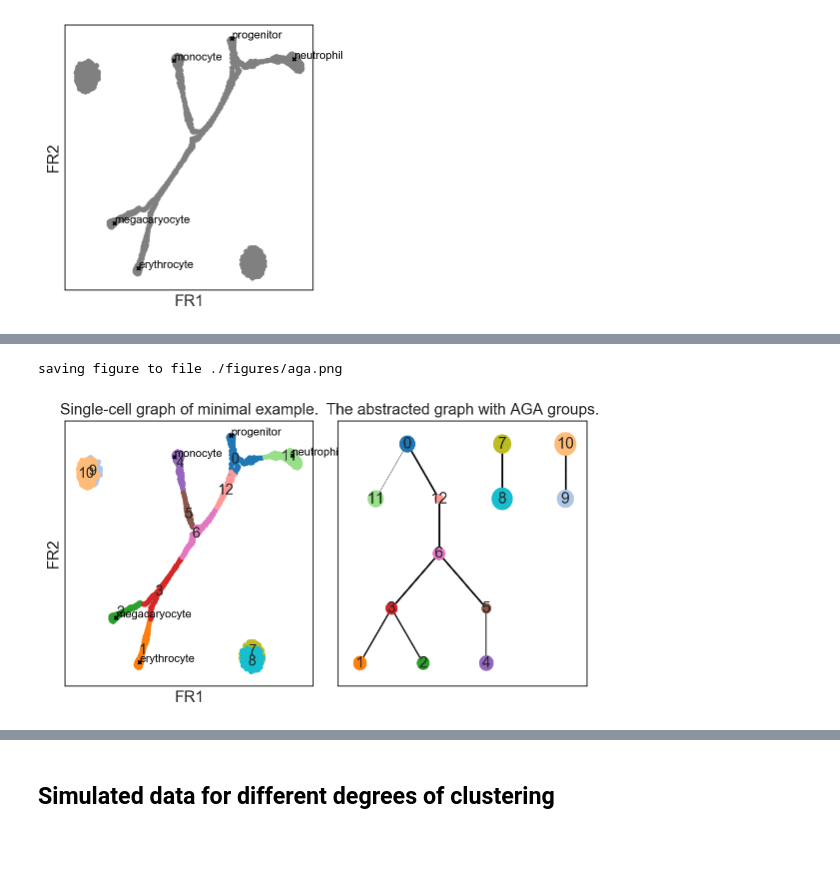
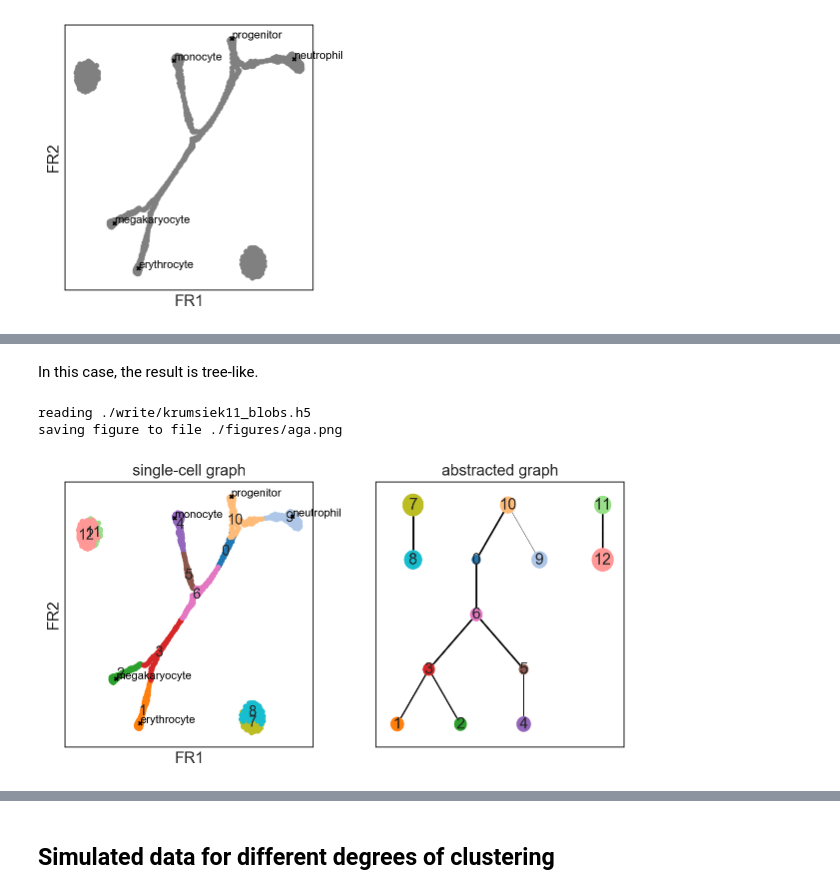
Before and after one commit to theislab/graph_abstraction, a Jupyter notebook: minimal_examples/minimal_examples.ipynb, the cells around one changed output, grey strips where cells are left out. Saved outputs shown, nothing was run; the diff lists cells and outputs as text; code cells hidden in the pictures; blank space fills up the shorter version.

Commit message:
updated minimal examples

```diff
--- a/minimal_examples/minimal_examples.ipynb
+++ b/minimal_examples/minimal_examples.ipynb
@@ -7,7 +7,7 @@ import numpy as np
 from matplotlib import rcParams
 import matplotlib.pyplot as pl
 import scanpy.api as sc
-sc.settings.verbosity = 1                          # verbosity: 0=errors, 1=warnings, 2=info, 3=hints, ...
+sc.settings.verbosity = 2                          # verbosity: 0=errors, 1=warnings, 2=info, 3=hints, ...
 sc.settings.set_figure_params(dpi=80)              # dots (pixels) per inch determine size of inline figures
 sc.logging.print_version_and_date()
 # %% [output]
@@ -91,8 +131,12 @@ reading ./write/krumsiek11_blobs.h5
+# %% [markdown]
+In this case, the result is tree-like.
 # %%
-axs = sc.pl.aga(adata, basis='draw_graph_fr', color='aga_groups', groups_graph='aga_groups',
-                title='Single-cell graph of minimal example.', save=True,
-                root=[0, 7, 10], layout='rt', frameon=True,
-                title_graph='The abstracted graph with AGA groups.')
+adata = sc.read('krumsiek11_blobs')
+axs = sc.pl.aga(adata, basis='draw_graph_fr', color='aga_groups', groups_graph='aga_groups', right_margin=0.25,
+                title='single-cell graph', save=True,
+                root=[7, 10, 11], layout='rt',
+                title_graph='abstracted graph')
 # %% [output]
+reading ./write/krumsiek11_blobs.h5
 saving figure to file ./figures/aga.png
-[figure, old version]
+[figure, new version]
```
Also changed, not shown: parts of 19 cells of this notebook, 35 other files.
